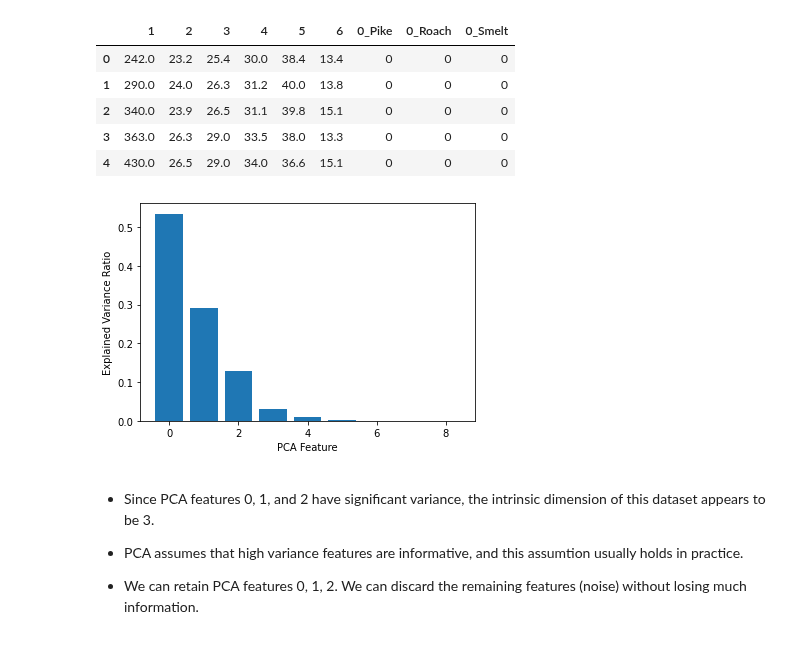
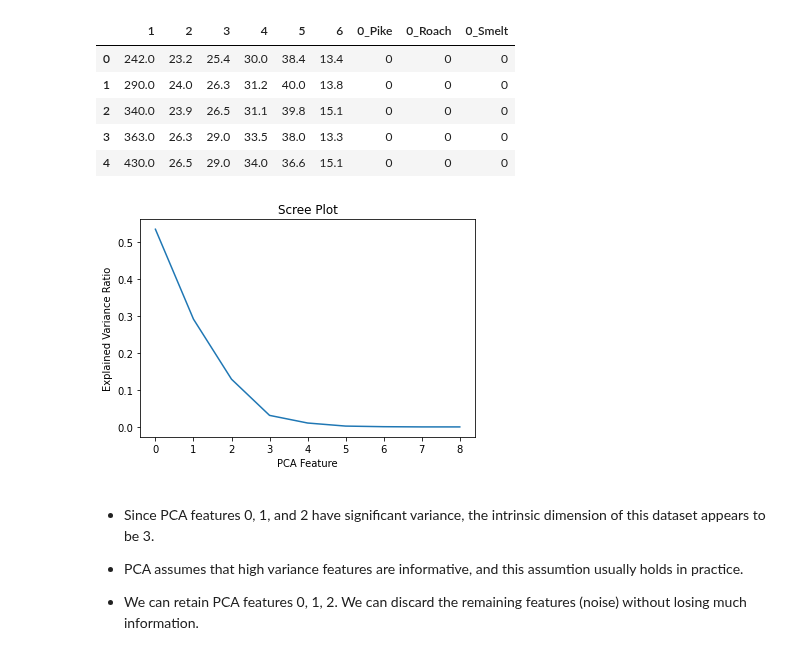
Before and after one commit to rmarinplana/personalProjects, a Jupyter notebook: unsupervised_learning_study.ipynb, the cells around one changed output. Cells and saved outputs as stored; diff of their text form; code cells hidden in the pictures.

```diff
--- a/unsupervised_learning_study.ipynb
+++ b/unsupervised_learning_study.ipynb
@@ -161,27 +164,28 @@ fish.head()
 # %%
 # Perform the necessary imports
 from sklearn.decomposition import PCA
 from sklearn.preprocessing import StandardScaler
 from sklearn.pipeline import make_pipeline
 
 scaler = StandardScaler()
 pca = PCA()
 
 # Create pipeline: pipeline
 pipeline = make_pipeline(scaler, pca)
 
 # Fit the pipeline to 'samples'
 pipeline.fit(fish)
 
 # Plot the explained variances
 features = range(pca.n_components_)
-plt.bar(features, pca.explained_variance_ratio_)
+plt.plot(features, pca.explained_variance_ratio_)
+plt.title("Scree Plot")
 plt.xlabel('PCA Feature')
 plt.ylabel('Explained Variance Ratio')
 plt.xticks()
 plt.show()
 # %% [output]
-[figure, old version]
+[figure, new version]
 # %% [markdown]
 - Since PCA features 0, 1, and 2 have significant variance, the intrinsic dimension of this dataset appears to be 3.
 
```
Also changed, not shown: parts of 2 cells of this notebook.
